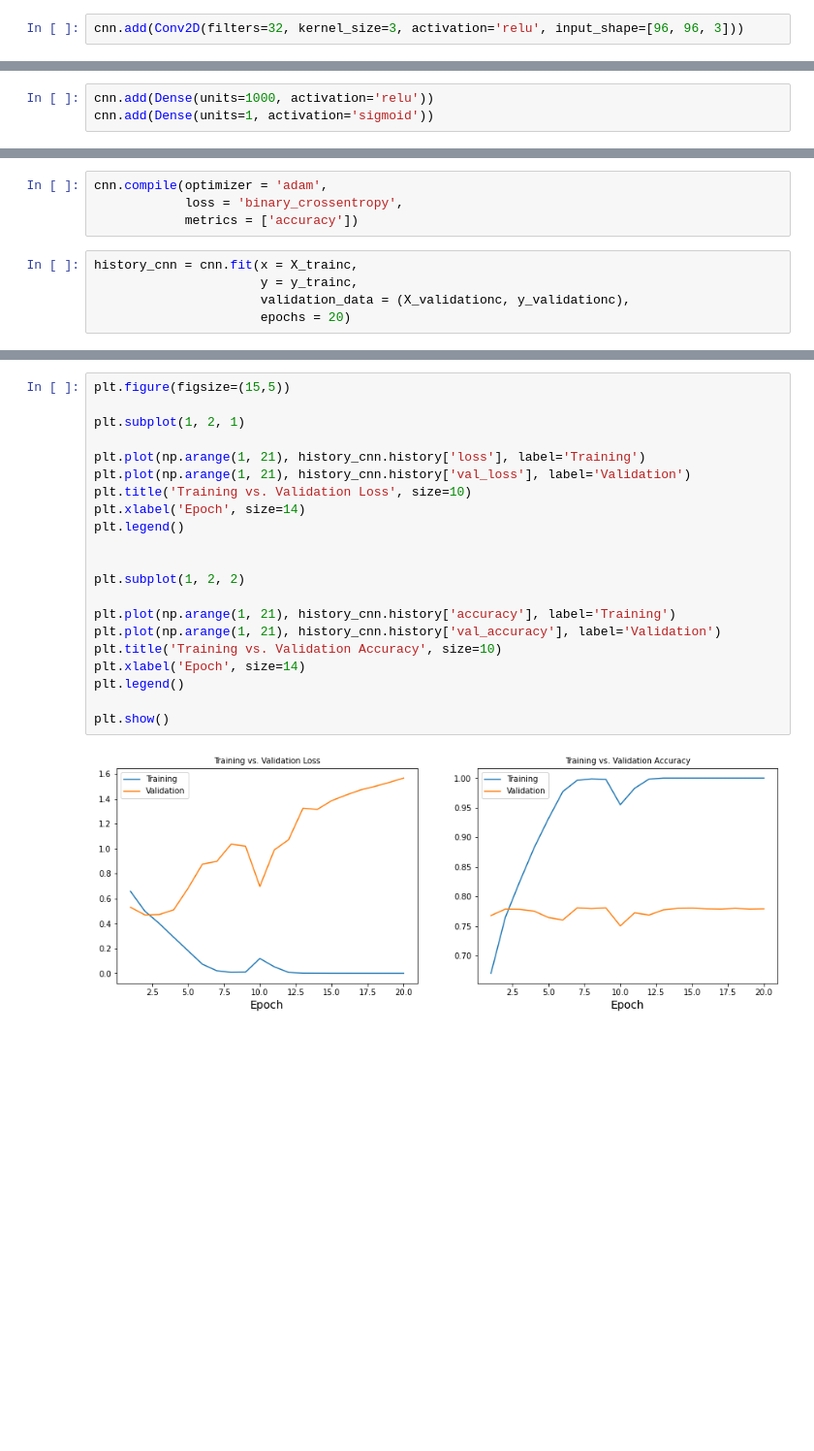
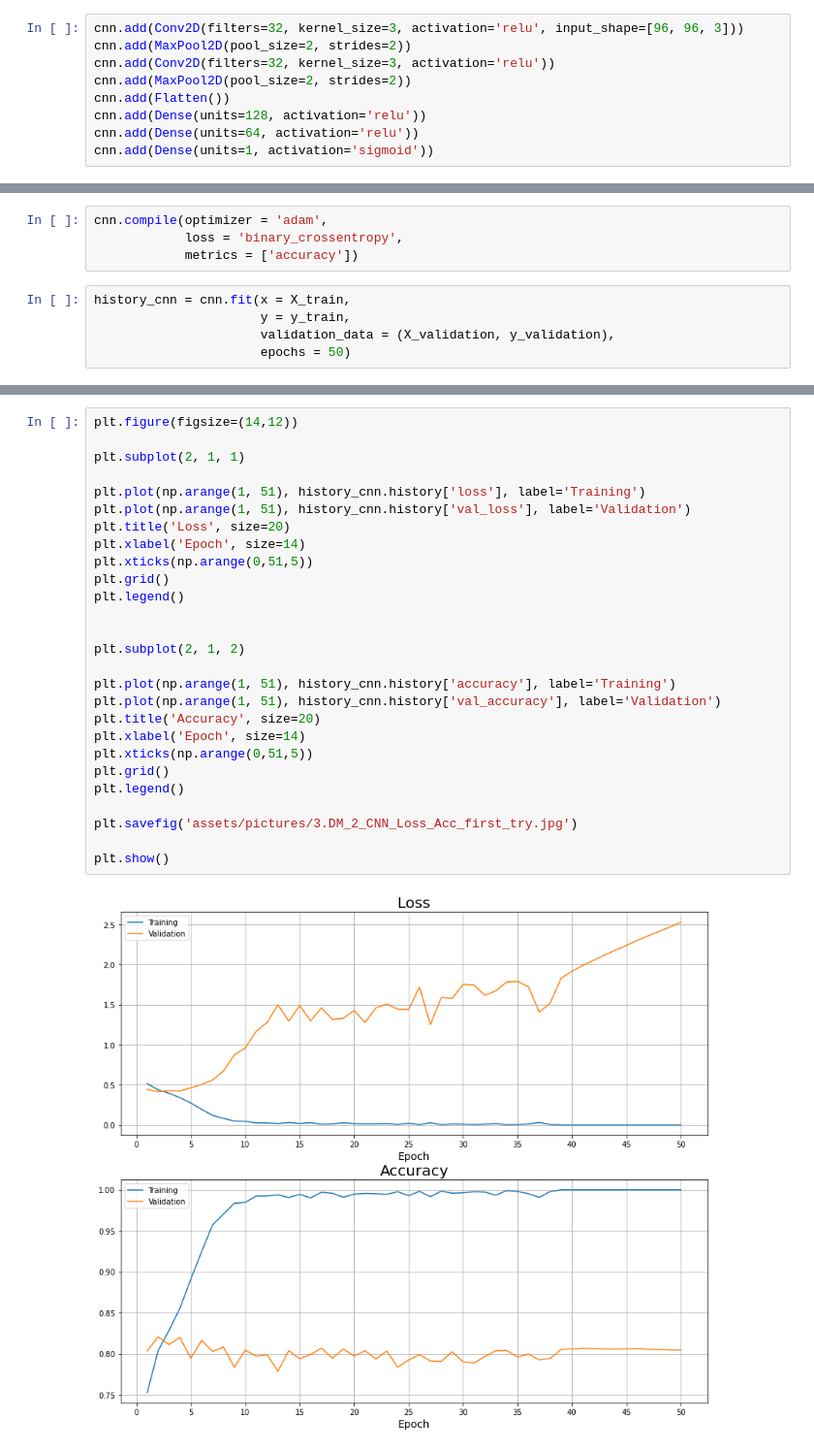
Before and after one commit to apekovic/ml-lymph-node-classification, a Jupyter notebook: 02_duboki_pristup_klasifikaciji.ipynb, the cells around one changed output, grey strips where cells are left out. Shown: that part at 97% size. Cells and saved outputs as stored; diff of their text form; blank space fills up the shorter version.

```diff
--- a/02_duboki_pristup_klasifikaciji.ipynb
+++ b/02_duboki_pristup_klasifikaciji.ipynb
@@ -440,2 +646,9 @@ cnn = Sequential()
 # %%
 cnn.add(Conv2D(filters=32, kernel_size=3, activation='relu', input_shape=[96, 96, 3]))
+cnn.add(MaxPool2D(pool_size=2, strides=2))
+cnn.add(Conv2D(filters=32, kernel_size=3, activation='relu'))
+cnn.add(MaxPool2D(pool_size=2, strides=2))
+cnn.add(Flatten())
+cnn.add(Dense(units=128, activation='relu'))
+cnn.add(Dense(units=64, activation='relu'))
+cnn.add(Dense(units=1, activation='sigmoid'))
@@ -457,6 +655,3 @@ cnn.add(Flatten())
-# %%
-cnn.add(Dense(units=1000, activation='relu'))
-cnn.add(Dense(units=1, activation='sigmoid'))
 # %% [markdown]
 ### Sumacija postavke konvolutivne mreže
 # %%
@@ -486,8 +685,8 @@ cnn.compile(optimizer = 'adam',
             loss = 'binary_crossentropy',
             metrics = ['accuracy'])
 # %%
-history_cnn = cnn.fit(x = X_trainc,
-                      y = y_trainc,
-                      validation_data = (X_validationc, y_validationc),
-                      epochs = 20)
+history_cnn = cnn.fit(x = X_train,
+                      y = y_train,
+                      validation_data = (X_validation, y_validation),
+                      epochs = 50)
 # %% [output]
@@ -529,23 +736,29 @@ Test set loss: 1.746937870979309
 # %%
-plt.figure(figsize=(15,5))
+plt.figure(figsize=(14,12))
 
-plt.subplot(1, 2, 1)
+plt.subplot(2, 1, 1)
 
-plt.plot(np.arange(1, 21), history_cnn.history['loss'], label='Training')
-plt.plot(np.arange(1, 21), history_cnn.history['val_loss'], label='Validation')
-plt.title('Training vs. Validation Loss', size=10)
+plt.plot(np.arange(1, 51), history_cnn.history['loss'], label='Training')
+plt.plot(np.arange(1, 51), history_cnn.history['val_loss'], label='Validation')
+plt.title('Loss', size=20)
 plt.xlabel('Epoch', size=14)
+plt.xticks(np.arange(0,51,5))
+plt.grid()
 plt.legend()
 
 
-plt.subplot(1, 2, 2)
+plt.subplot(2, 1, 2)
 
-plt.plot(np.arange(1, 21), history_cnn.history['accuracy'], label='Training')
-plt.plot(np.arange(1, 21), history_cnn.history['val_accuracy'], label='Validation')
-plt.title('Training vs. Validation Accuracy', size=10)
+plt.plot(np.arange(1, 51), history_cnn.history['accuracy'], label='Training')
+plt.plot(np.arange(1, 51), history_cnn.history['val_accuracy'], label='Validation')
+plt.title('Accuracy', size=20)
 plt.xlabel('Epoch', size=14)
+plt.xticks(np.arange(0,51,5))
+plt.grid()
 plt.legend()
 
+plt.savefig('assets/pictures/3.DM_2_CNN_Loss_Acc_first_try.jpg')
+
 plt.show()
 # %% [output]
-[figure, old version]
+[figure, new version]
```
Also changed, not shown: parts of 130 cells of this notebook.
